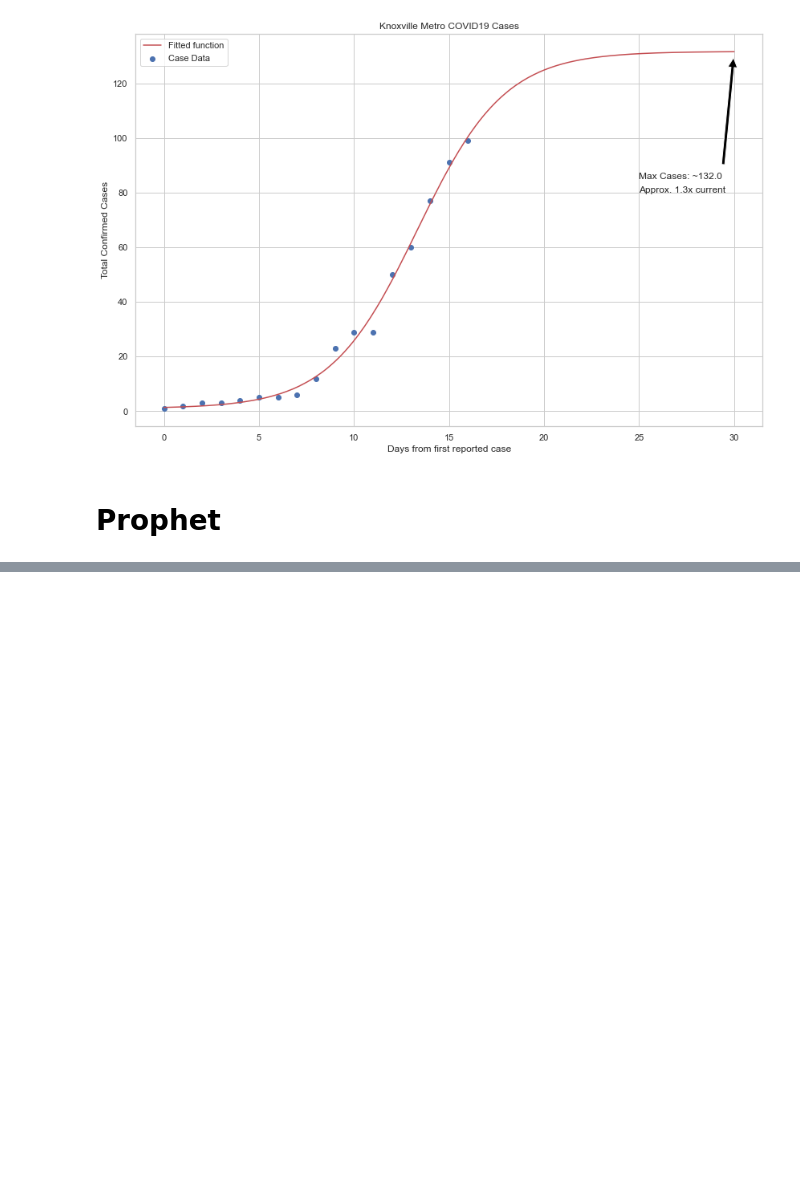
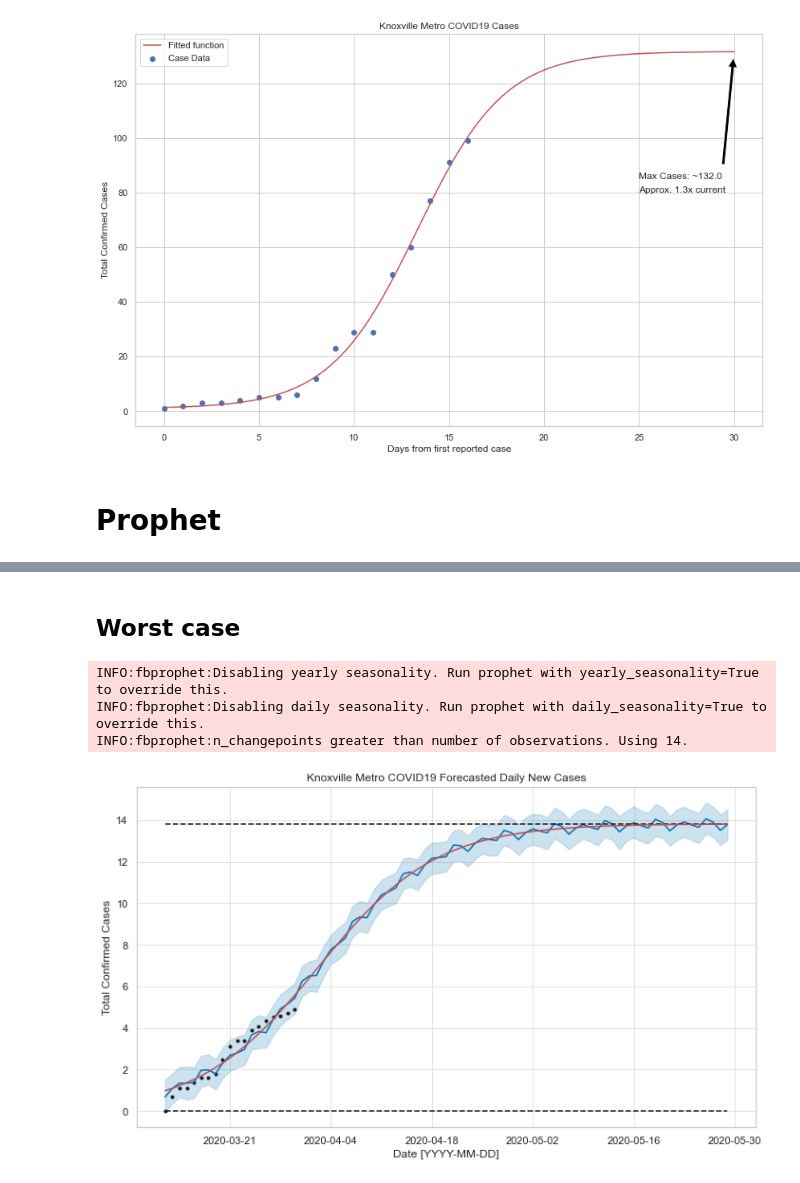
Before and after one commit to kcavagnolo/knx-covid, a Jupyter notebook: analysis/knx_metro_covid.ipynb, the cells around one changed output, grey strips where cells are left out. Drawn from its saved outputs; the diff is of its cells as text; code cells hidden in the pictures; blank space fills up the shorter version.

```diff
--- a/analysis/knx_metro_covid.ipynb
+++ b/analysis/knx_metro_covid.ipynb
@@ -235,3 +202,33 @@ fig = plot_plotly(m, forecast)  # This returns a plotly Figure
 py.iplot(fig)
 # %% [output]
 [interactive output not drawn]
+# %% [markdown]
+## Worst case
+# %%
+daily_cases = knx_df.groupby(knx_df.date.dt.date)['cases'].sum()
+prophet_df = daily_cases.to_frame().reset_index().fillna(0)
+prophet_df.columns = ['ds', 'y']
+prophet_df['y'] = np.log(prophet_df['y'])
+prophet_df = prophet_df.replace([np.inf, -np.inf], 0)
+capacity = np.log(1e6)
+prophet_df['cap'] = capacity
+prophet_df['floor'] = 0.0
+m = Prophet(growth='logistic', interval_width=0.95)
+m.fit(prophet_df)
+future = m.make_future_dataframe(periods=60)
+future['cap'] = capacity
+future['floor'] = 0.0
+forecast = m.predict(future)
+# %% [output]
+INFO:fbprophet:Disabling yearly seasonality. Run prophet with yearly_seasonality=True to override this.
+INFO:fbprophet:Disabling daily seasonality. Run prophet with daily_seasonality=True to override this.
+INFO:fbprophet:n_changepoints greater than number of observations. Using 14.
+# %%
+fig1 = m.plot(forecast)
+a = add_changepoints_to_plot(fig1.gca(), m, forecast)
+plt.xlabel('Date [YYYY-MM-DD]')
+plt.ylabel('Total Confirmed Cases')
+plt.title('Knoxville Metro COVID19 Forecasted Daily New Cases')# -- Updated: {}'.format(time_now()))
+plt.tight_layout()
+# %% [output]
+[figure, added]
```
Also changed, not shown: parts of 10 cells of this notebook, 13 other files.
